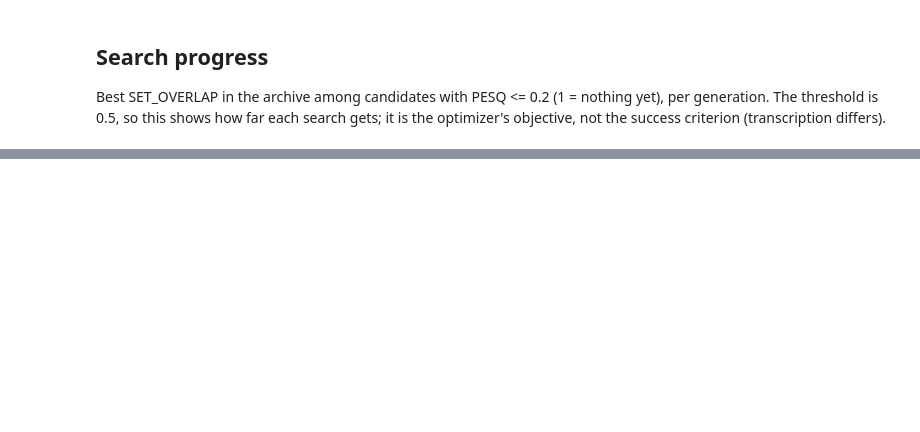
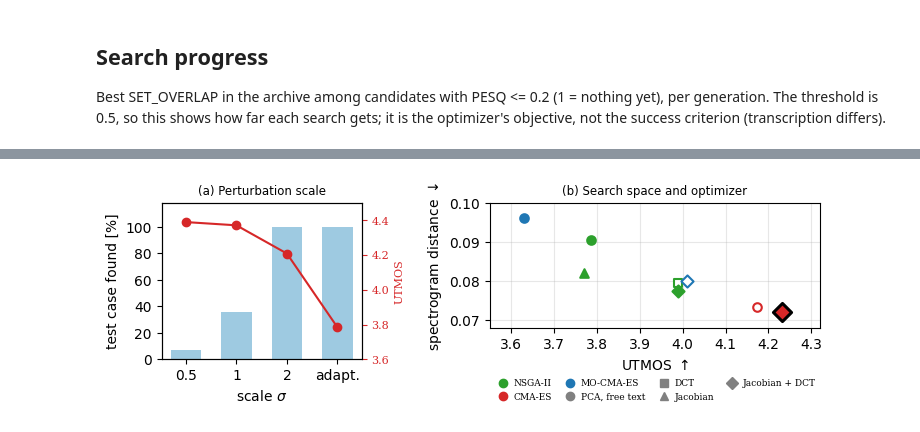
Before and after one commit to oliverweissl/GATAS, a Jupyter notebook: analysis/Ablation_Space.ipynb, the cells around one changed output, grey strips where cells are left out. Saved outputs shown, nothing was run; the diff lists cells and outputs as text; code cells hidden in the pictures; blank space fills up the shorter version.

```diff
--- a/analysis/Ablation_Space.ipynb
+++ b/analysis/Ablation_Space.ipynb
@@ -58,0 +102,41 @@ plt.savefig("_figures/ablation_space_progress.pdf", bbox_inches="tight")
+# %%
+fig = plt.figure(figsize=(7.2, 2.3))
+ax_a = fig.add_axes([0.065, 0.2, 2.0 / 7.2, 0.68])
+ax_b = fig.add_axes([3.75 / 7.2, 0.2 + 0.2 * 0.68, 3.3 / 7.2, 0.8 * 0.68])  # 0.8 x the height of (a); the legend fills the rest
+with plt.rc_context({"font.size": 8, "font.family": "serif"}):
+    # (a) scale (NSGA-II, PCA basis, free text coefficients)
+    scale = [("0.5", "GATAS_scale_0.5"), ("1", "GATAS_scale_1"), ("2", "GATAS_scale_2"), ("adapt.", "GATAS_adaptive")]
+    labels = [l for l, _ in scale]
+    ax_a.bar(labels, [100 * rows[ALL[k]]["found"] / rows[ALL[k]]["n"] for _, k in scale], color="#9ecae1", width=0.6)
+    ax_a.set_ylabel("test case found [%]"); ax_a.set_xlabel("scale $\\sigma$"); ax_a.set_ylim(0, 118)
+    ax_a.set_title("(a) Perturbation scale", fontsize=8.5)
+    twin = ax_a.twinx()
+    twin.plot(labels, [rows[ALL[k]]["UTMOS"] for _, k in scale], "o-", color="#d62728")
+    twin.set_ylabel("UTMOS", color="#d62728"); twin.set_ylim(3.6, 4.5); twin.tick_params(axis="y", colors="#d62728")
+
+    # (b) search space and optimizer (all with the adaptive scale): colour = optimizer, marker = search space
+    from matplotlib.lines import Line2D
+    OPT = {"NSGA-II": "#2ca02c", "CMA-ES": "#d62728", "MO-CMA-ES": "#1f77b4"}
+    SPACE = {"PCA, free text": "o", "DCT": "s", "Jacobian": "^", "Jacobian + DCT": "D"}
+    variants = {"GATAS_adaptive": ("NSGA-II", "PCA, free text"), "GATAS_dct": ("NSGA-II", "DCT"), "GATAS_jac": ("NSGA-II", "Jacobian"),
+                "GATAS_jacdct": ("NSGA-II", "Jacobian + DCT"), "GATAS_cmaes": ("CMA-ES", "PCA, free text"),
+                "GATAS_cmaes_jacdct": ("CMA-ES", "Jacobian + DCT"), "GATAS_mocma": ("MO-CMA-ES", "PCA, free text"),
+                "GATAS_mocma_jacdct": ("MO-CMA-ES", "Jacobian + DCT")}
+    BEST = "GATAS_cmaes_jacdct"  # selected configuration, highlighted by a black border
+    for k, (opt, space) in variants.items():
+        r = rows[CONFIGS[k]]
+        full = r["found"] == r["n"]
+        color = OPT[opt]
+        ax_b.scatter(r["UTMOS"], r["spectrogram"], s=85 if k == BEST else 38, marker=SPACE[space],
+                     facecolor=color if full else "white", edgecolor="black" if k == BEST else color,
+                     linewidth=2.2 if k == BEST else 1.5, zorder=4 if k == BEST else 3)
+    ax_b.set_xlabel("UTMOS $\\uparrow$"); ax_b.set_ylabel("spectrogram distance $\\downarrow$"); ax_b.grid(alpha=0.3)
+    ax_b.set_xlim(3.55, 4.32); ax_b.set_ylim(0.068, 0.1)
+    ax_b.set_title("(b) Search space and optimizer", fontsize=8.5)
+    handles = [Line2D([], [], marker="o", ls="", color=c, label=o) for o, c in OPT.items()]
+    handles += [Line2D([], [], marker=m, ls="", color="gray", label=sp) for sp, m in SPACE.items()]
+    ax_b.legend(handles=handles, loc="upper center", bbox_to_anchor=(0.5, -0.34), ncol=4, frameon=False, handletextpad=0.2, columnspacing=1.0, fontsize=6.5)
+    fig.savefig("_figures/rq0_ablation.pdf", bbox_inches="tight")
+    plt.show()
+# %% [output]
+[figure, added]
```
Also changed, not shown: parts of 6 cells of this notebook, 4 other files.
